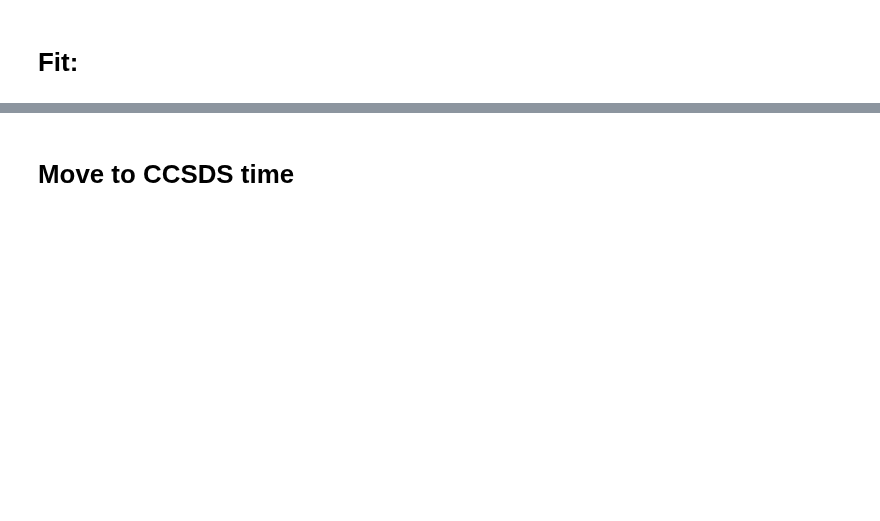
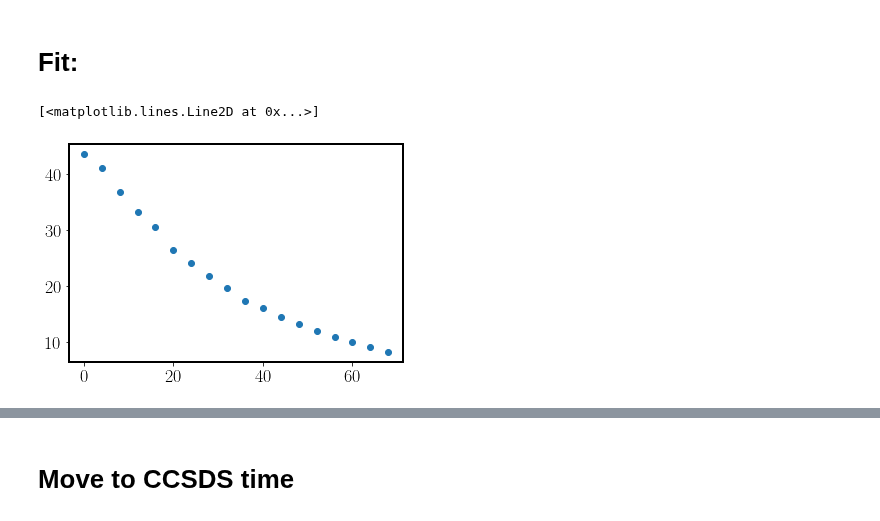
Before and after one commit to wilashfie/synth_spec, a Jupyter notebook: ebtel/EBTEL_h369.ipynb, the cells around one changed output, grey strips where cells are left out. Saved outputs shown, nothing was run; the diff lists cells and outputs as text; code cells hidden in the pictures; blank space fills up the shorter version.

```diff
--- a/ebtel/EBTEL_h369.ipynb
+++ b/ebtel/EBTEL_h369.ipynb
@@ -98,10 +128,13 @@ def u0_fit(t, *a):
 # %%
 imax = np.argmax(arrs.vr)
 # %%
-tt = arrs.time[imax+1:imax+18]
+tt = arrs.time[imax:imax+18]
 tt = tt-tt[0]
-vr = arrs.vr[imax+1:imax+18]
+vr = arrs.vr[imax:imax+18]
 plt.plot(tt,vr,'o')
+# %% [output]
+[<matplotlib.lines.Line2D at 0x...>]
+[figure, added]
 # %%
 a0= [arrs.vr[imax],6]
 popt, pcov = curve_fit(u0_fit, tt, vr,p0=a0)
```
Also changed, not shown: parts of 33 cells of this notebook, 2 other files.
